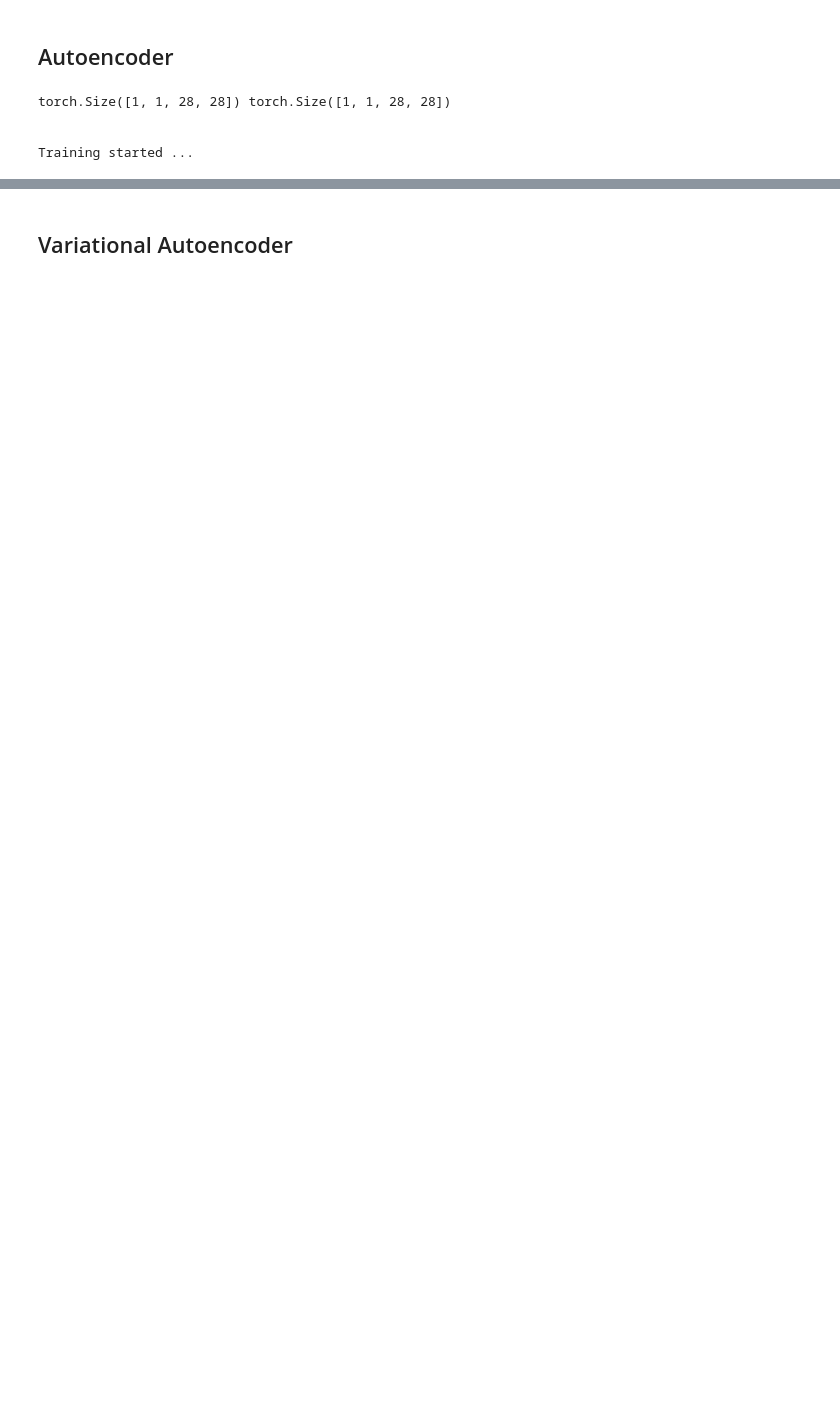
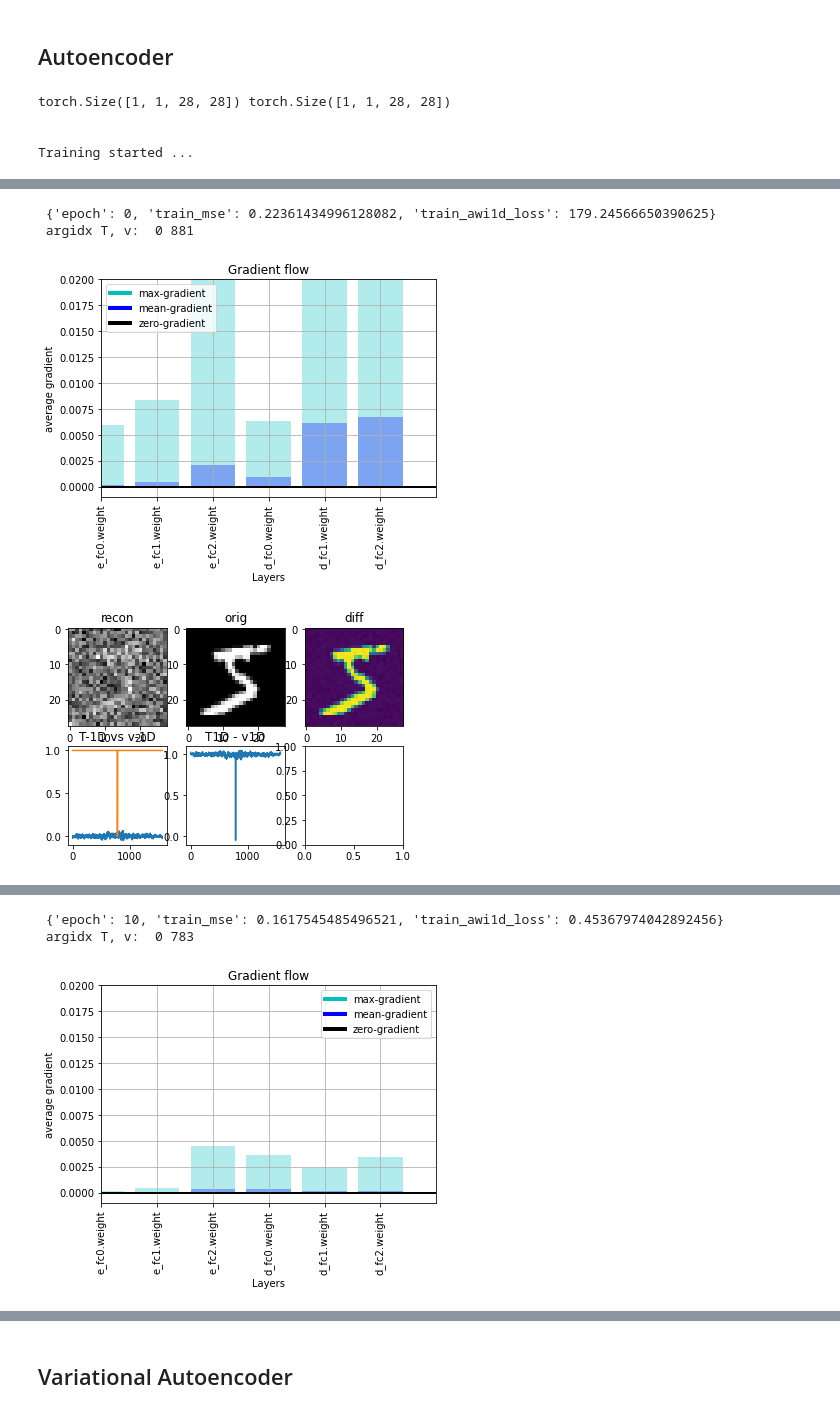
Before and after one commit to dpelacani/WienerLoss, a Jupyter notebook: train_awloss1D.ipynb, the cells around one changed output, grey strips where cells are left out. Cells and saved outputs as stored; diff of their text form; code cells hidden in the pictures; blank space fills up the shorter version.

```diff
--- a/train_awloss1D.ipynb
+++ b/train_awloss1D.ipynb
@@ -26,13 +23,9 @@ torch.autograd.set_detect_anomaly(True)
 
 # Set training static parameters and hyperparameters
 nepochs=50
-dims_latent = 10
+dims_latent = 16
 learning_rate=1e-3
 batch_size=32
 device=set_device("cuda", 0)
-train_transform = Compose([
-    Resize(28),
-    ToTensor(),
-])
 train_size=0.1
 # %% [output]
@@ -78,35 +77,36 @@ print(X.shape, model(X).shape)
 
 # Losses
 l2loss    = nn.MSELoss(reduction="sum")
-awi1D     = AWLoss1D(reduction="sum", std=1e-4, return_filters=False)
-awi1D_val = AWLoss1D(reduction="sum", std=1e-4, return_filters=True)
-switch_at_epoch = 0 # swtich from pure l2 to total loss, set to 0 to disable, set to nepochs to run purely mse
+awi1D     = AWLoss1D(reduction="sum", std=1e-4, store_filters=True)
+switch_at_epoch = 2 # swtich from pure l2 to total loss, set to 0 to disable, set to nepochs to run purely mse
 
 
 # Training loop
 print("\n\nTraining started ...")
-with progressbar.ProgressBar(max_value=nepochs*3) as bar:
-    for epoch in range(nepochs*3):
+with progressbar.ProgressBar(max_value=nepochs) as bar:
+    for epoch in range(nepochs):
         if epoch < switch_at_epoch:
-            epoch_loss, epoch_mse = train_ae(model, train_loader, optimizer, l2loss, device=device)
+            epoch_loss = train_ae(model, train_loader, optimizer, l2loss, device=device)
         else:
-            epoch_loss, epoch_mse = train_ae(model, train_loader, optimizer, awi1D, device=device)
+            epoch_loss = train_ae(model, train_loader, optimizer, awi1D, device=device)
+
+        epoch_mse = validate_ae(model, train_loader, nn.MSELoss(reduction="mean"), device=device)
         bar.update(epoch)
 
 
         # Metric logs and plots
-        log = {"epoch": epoch, "train_mse_loss":epoch_mse.item(), "train_awi1d_loss": epoch_loss.item()}
+        log = {"epoch": epoch, "train_mse":epoch_mse.item(), "train_awi1d_loss": epoch_loss.item()}
         if epoch % 10 == 0 or epoch==nepochs-1:
             idx = random.randint(0, len(trainds))
             idx=-1
             X = trainds[idx][0].unsqueeze(0).to(device)
             recon = model(X)
 
-            _, v, T = awi1D_val(recon, X)
-            v = v[0]
+            f = awi1D(recon, X)
+            v, T = awi1D.v_all[0], awi1D.T_arr
 
             print("\n", log)
-            print(" argidx T, v: ",torch.argmin(T).item(), torch.argmax(torch.abs(v)).item())
+            print(" argidx T, v: ",torch.argmax(torch.abs(T)).item(), torch.argmax(torch.abs(v)).item())
 
             plot_grad_flow(model.named_parameters())
 
@@ -120,12 +120,12 @@ with progressbar.ProgressBar(max_value=nepochs*3) as bar:
             axs[0, 2].imshow(X[0, 0].cpu().detach().numpy() - recon[0, 0].cpu().detach().numpy())
             axs[0, 2].set_title("diff")
 
+            axs[1, 0].plot(v.detach().cpu().numpy())
             axs[1, 0].plot(T.flatten().detach().cpu().numpy())
-            axs[1, 0].plot(v.detach().cpu().numpy())
             axs[1, 0].set_title("T-1D vs v-1D")
 
-            axs[1, 1].plot((T.flatten()*v).detach().cpu().numpy())
-            axs[1, 1].set_title("T1D * v1D")
+            axs[1, 1].plot((T.flatten() - v).detach().cpu().numpy())
+            axs[1, 1].set_title("T1D - v1D")
 
             plt.show()
 # %% [output]
@@ -136,0 +137,4 @@ KeyboardInterrupt:
+ {'epoch': 0, 'train_mse': 0.22361434996128082, 'train_awi1d_loss': 179.24566650390625}
+ argidx T, v:  0 881
+[figure, added]
+[figure, added]
@@ -136,0 +142,3 @@ KeyboardInterrupt:
+ {'epoch': 10, 'train_mse': 0.1617545485496521, 'train_awi1d_loss': 0.45367974042892456}
+ argidx T, v:  0 783
+[figure, added]
```
Also changed, not shown: parts of 9 cells of this notebook, 3 other files.
